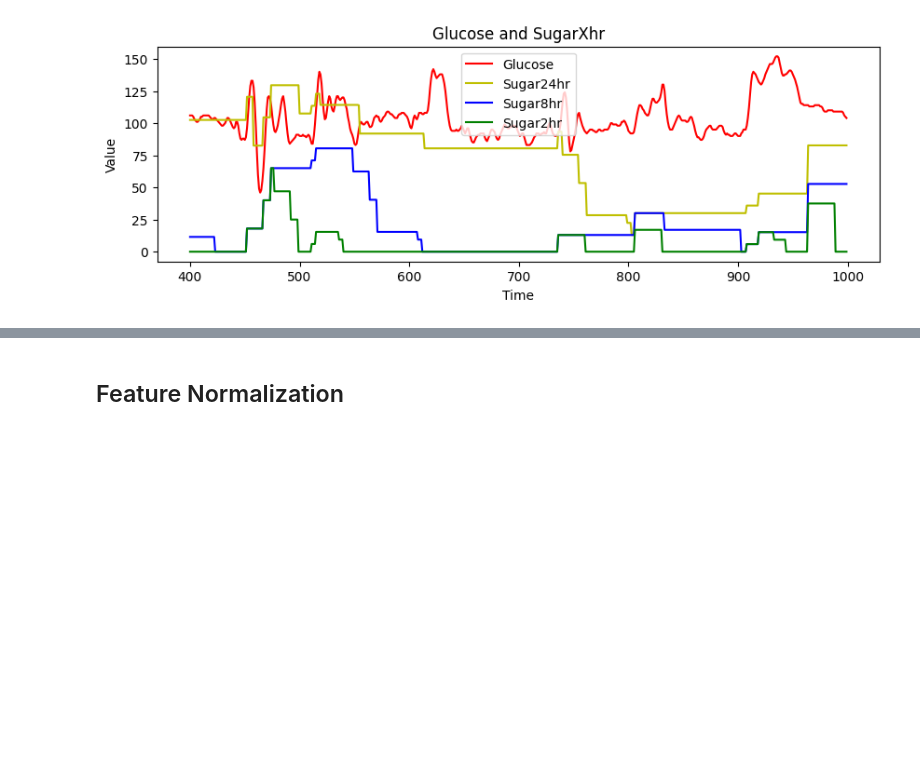
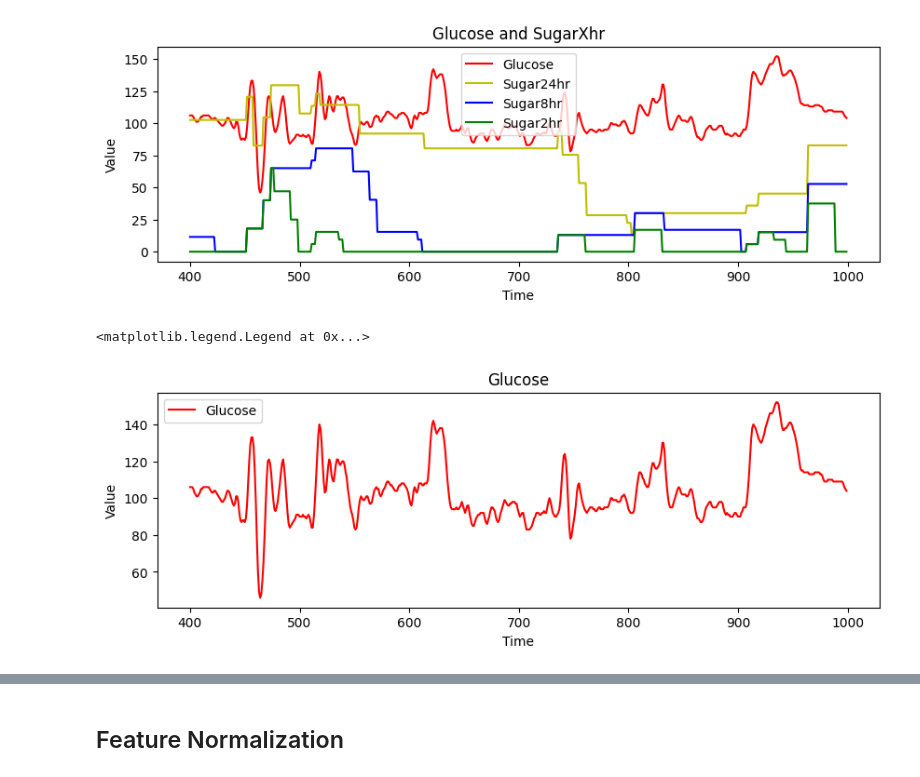
Before and after one commit to gjlee0802/engineering-digital-biomarkers, a Jupyter notebook: feature_engineering.ipynb, the cells around one changed output, grey strips where cells are left out. Drawn from its saved outputs; the diff is of its cells as text; code cells hidden in the pictures; blank space fills up the shorter version.

```diff
--- a/feature_engineering.ipynb
+++ b/feature_engineering.ipynb
@@ -651,7 +651,10 @@ df = pd.DataFrame(columns=[
     'sugar2hr_ratio',
     'elapsed_minutes_intake',
     'MAGE',
-    'CONGA1'
+    'CONGA1',
+    'CONGA2',
+    'CONGA4',
+    'CONGA8'
 ])
 # %% [markdown]
 ## Dataset 관련 Warnings
@@ -1301,8 +1304,11 @@ for id in range(1, len(dg_df)+1):
         base_df.loc[current_point_index, 'sugar2hr_ratio']=sugar2hr_ratio
         base_df.loc[current_point_index, 'elapsed_minutes_intake']=elapsed_minutes
         # Glycemic Variability
-        base_df.loc[current_point_index, 'MAGE'] = MAGE(for_mage)
-        base_df.loc[current_point_index, 'CONGA1'] = CONGAn(for_mage, 1)
+        base_df.loc[current_point_index, 'MAGE'] = round(MAGE(for_mage), 2)
+        base_df.loc[current_point_index, 'CONGA1'] = round(CONGAn(for_mage, 1), 2)
+        base_df.loc[current_point_index, 'CONGA2'] = round(CONGAn(for_mage, 2), 2)
+        base_df.loc[current_point_index, 'CONGA4'] = round(CONGAn(for_mage, 4), 2)
+        base_df.loc[current_point_index, 'CONGA8'] = round(CONGAn(for_mage, 8), 2)
 
     ###### crhythm
     hrfrommid, minfrommid = crhythm(base_df['datetime'])
@@ -1398,3 +1404,18 @@ plt.legend()
 # %% [output]
 <matplotlib.legend.Legend at 0x...>
 [figure]
+# %%
+# 날짜 필터링
+filtered_df = df.iloc[400:1000]
+
+# 그래프 그리기
+plt.figure(figsize=(10, 3))
+plt.plot(filtered_df.index, filtered_df['glucose'], 'r', label='Glucose')
+
+plt.title('Glucose')
+plt.xlabel('Time')
+plt.ylabel('Value')
+plt.legend()
+# %% [output]
+<matplotlib.legend.Legend at 0x...>
+[figure, added]
```
Also changed, not shown: parts of 5 cells of this notebook.
